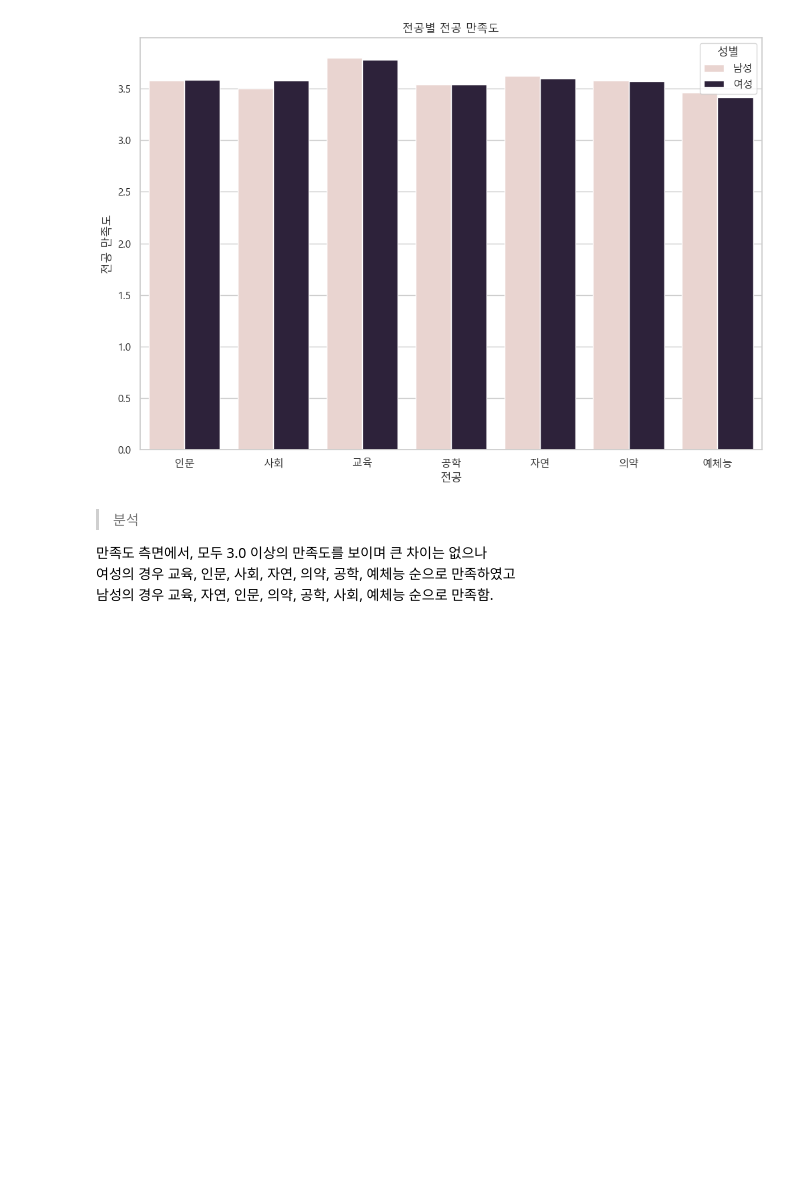
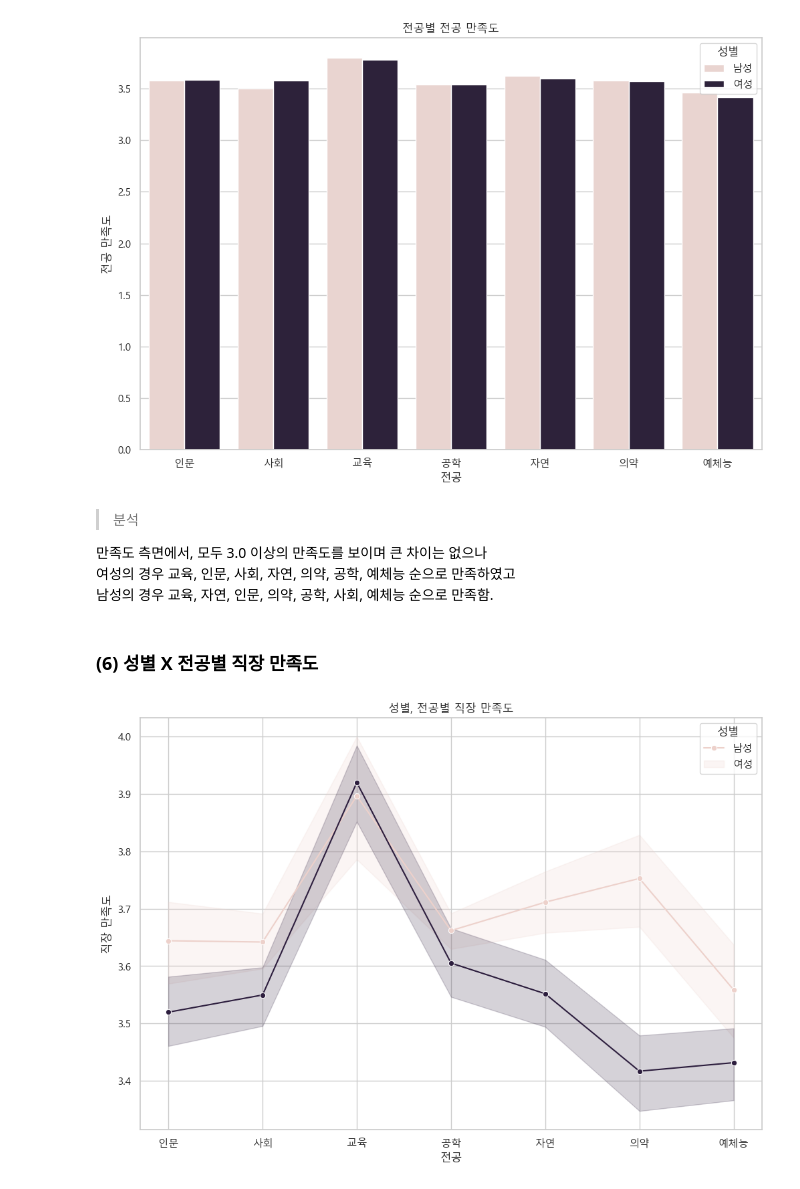
Before and after one commit to JiwonDu/DA-learning-course, a Jupyter notebook: Project/(프로젝트) 대졸자직업이동경로조사 데이터 분석.ipynb, the cells around one changed output. Saved outputs shown, nothing was run; the diff lists cells and outputs as text; code cells hidden in the pictures; blank space fills up the shorter version.

```diff
--- a/Project/(프로젝트) 대졸자직업이동경로조사 데이터 분석.ipynb
+++ b/Project/(프로젝트) 대졸자직업이동경로조사 데이터 분석.ipynb
@@ -447,3 +447,16 @@ plt.show()
 만족도 측면에서, 모두 3.0 이상의 만족도를 보이며 큰 차이는 없으나
 여성의 경우 교육, 인문, 사회, 자연, 의약, 공학, 예체능 순으로 만족하였고
 남성의 경우 교육, 자연, 인문, 의약, 공학, 사회, 예체능 순으로 만족함.
+# %% [markdown]
+### (6) 성별 X 전공별 직장 만족도
+# %%
+plt.figure(figsize=(12, 8))
+sns.lineplot(data=df_cleaned, x="majorcat", y="a140", hue="sex", marker="o")
+plt.title("성별, 전공별 직장 만족도")
+plt.xlabel("전공")
+plt.ylabel("직장 만족도")
+plt.xticks(ticks=[1, 2, 3, 4, 5, 6, 7], labels=["인문", "사회", "교육", "공학", "자연", "의약", "예체능"])
+plt.legend(title="성별", labels=["남성", "여성"])
+plt.show()
+# %% [output]
+[figure, added]
```
Also changed, not shown: parts of 14 cells of this notebook.
